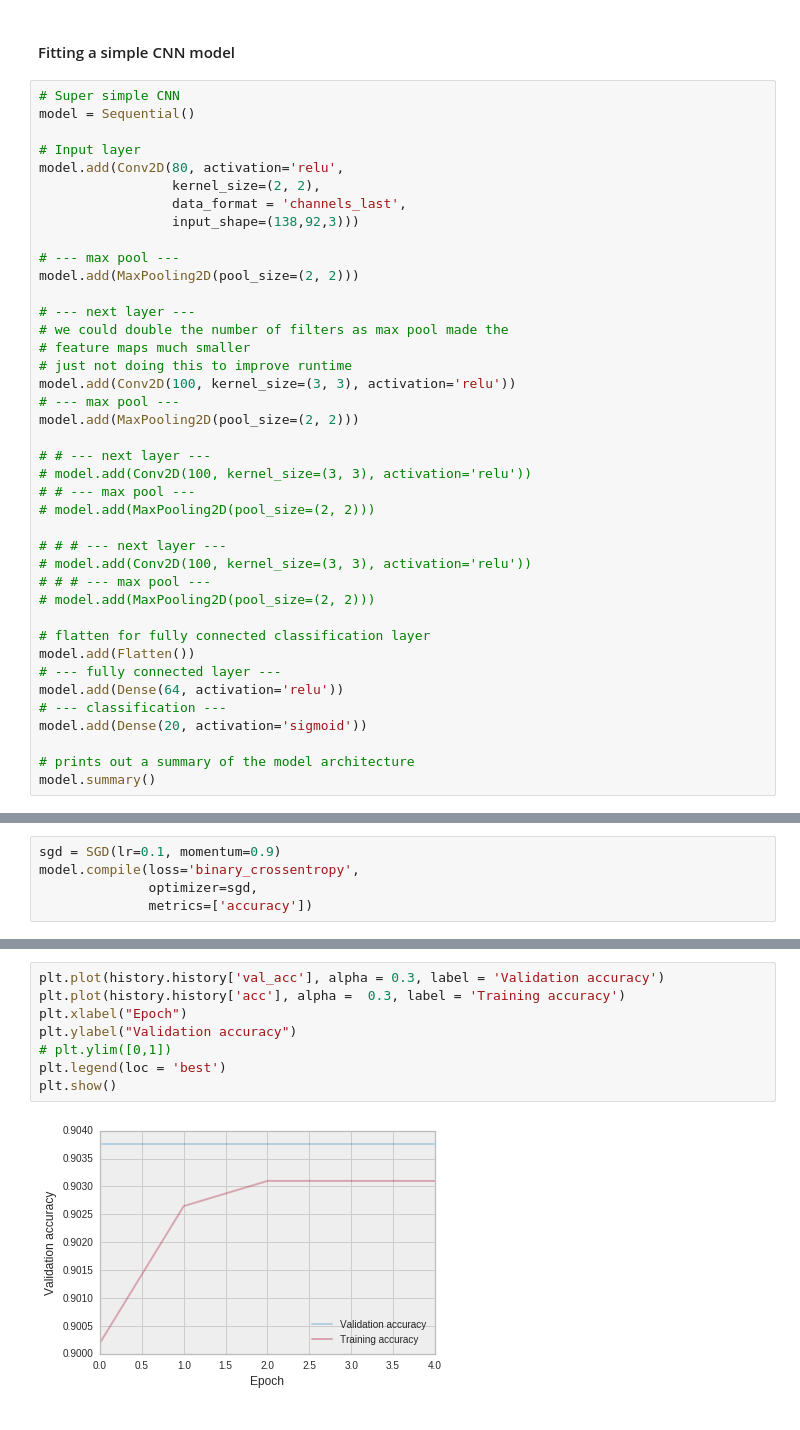
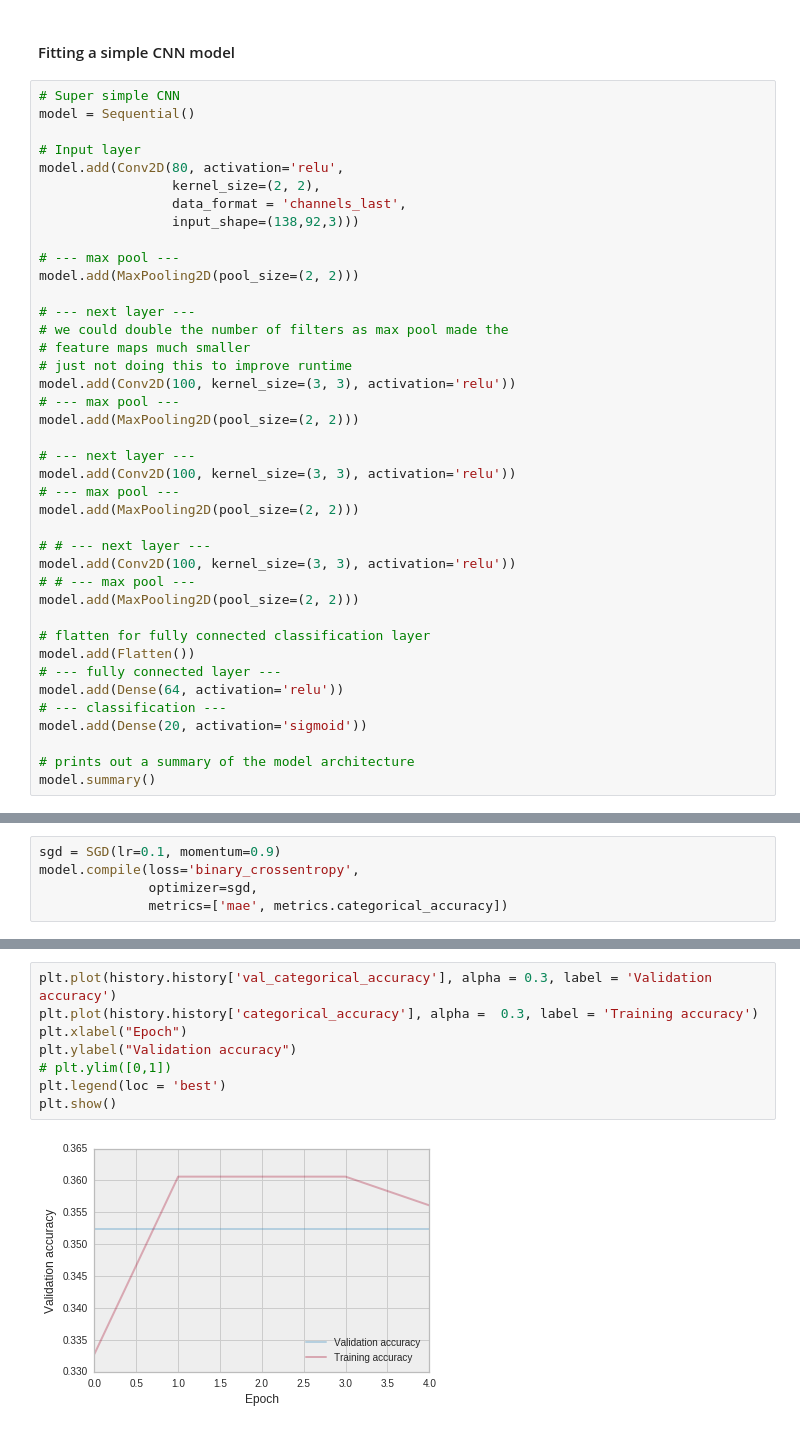
Before and after one commit to QuinnLee/cs109-project, a Jupyter notebook: notebooks/milestone_4/aa_ML4_CNN.ipynb, the cells around one changed output, grey strips where cells are left out. Cells and saved outputs as stored; diff of their text form.

```diff
--- a/notebooks/milestone_4/aa_ML4_CNN.ipynb
+++ b/notebooks/milestone_4/aa_ML4_CNN.ipynb
@@ -127,15 +133,15 @@ model.add(Conv2D(100, kernel_size=(3, 3), activation='relu'))
 # --- max pool ---
 model.add(MaxPooling2D(pool_size=(2, 2)))
 
+# --- next layer ---
+model.add(Conv2D(100, kernel_size=(3, 3), activation='relu'))
+# --- max pool ---
+model.add(MaxPooling2D(pool_size=(2, 2)))
+
 # # --- next layer ---
-# model.add(Conv2D(100, kernel_size=(3, 3), activation='relu'))
+model.add(Conv2D(100, kernel_size=(3, 3), activation='relu'))
 # # --- max pool ---
-# model.add(MaxPooling2D(pool_size=(2, 2)))
-
-# # # --- next layer ---
-# model.add(Conv2D(100, kernel_size=(3, 3), activation='relu'))
-# # # --- max pool ---
-# model.add(MaxPooling2D(pool_size=(2, 2)))
+model.add(MaxPooling2D(pool_size=(2, 2)))
 
 # flatten for fully connected classification layer
 model.add(Flatten())
@@ -168,7 +174,7 @@ _________________________________________________________________
 sgd = SGD(lr=0.1, momentum=0.9)
 model.compile(loss='binary_crossentropy',
               optimizer=sgd,
-              metrics=['accuracy'])
+              metrics=['mae', metrics.categorical_accuracy])
 # %%
 batch_size = 12
 early_stopping_monitor = EarlyStopping(patience = 3)
@@ -194,10 +200,10 @@ Epoch 5/5
 # %%
-plt.plot(history.history['val_acc'], alpha = 0.3, label = 'Validation accuracy')
-plt.plot(history.history['acc'], alpha =  0.3, label = 'Training accuracy')
+plt.plot(history.history['val_categorical_accuracy'], alpha = 0.3, label = 'Validation accuracy')
+plt.plot(history.history['categorical_accuracy'], alpha =  0.3, label = 'Training accuracy')
 plt.xlabel("Epoch")
 plt.ylabel("Validation accuracy")
 # plt.ylim([0,1])
 plt.legend(loc = 'best')
 plt.show()
 # %% [output]
-[figure, old version]
+[figure, new version]
```
Also changed, not shown: parts of 17 cells of this notebook.
